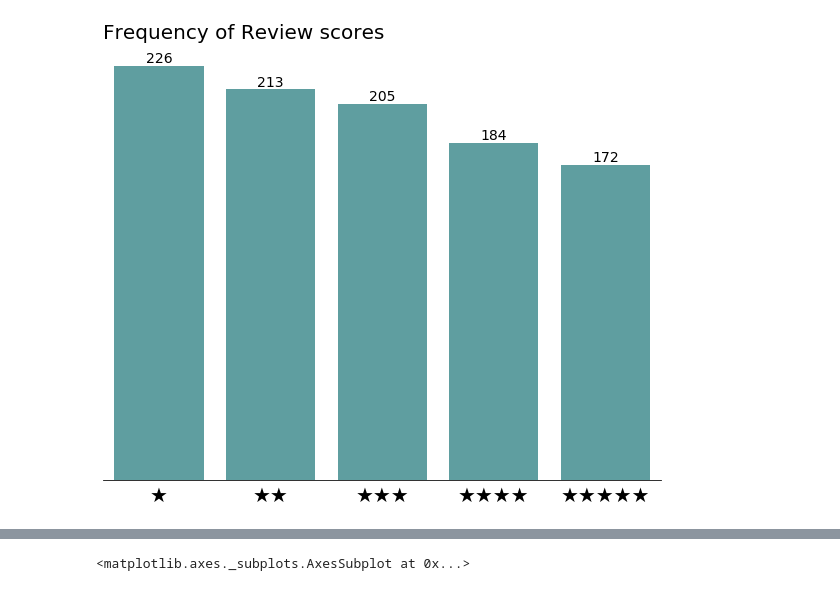
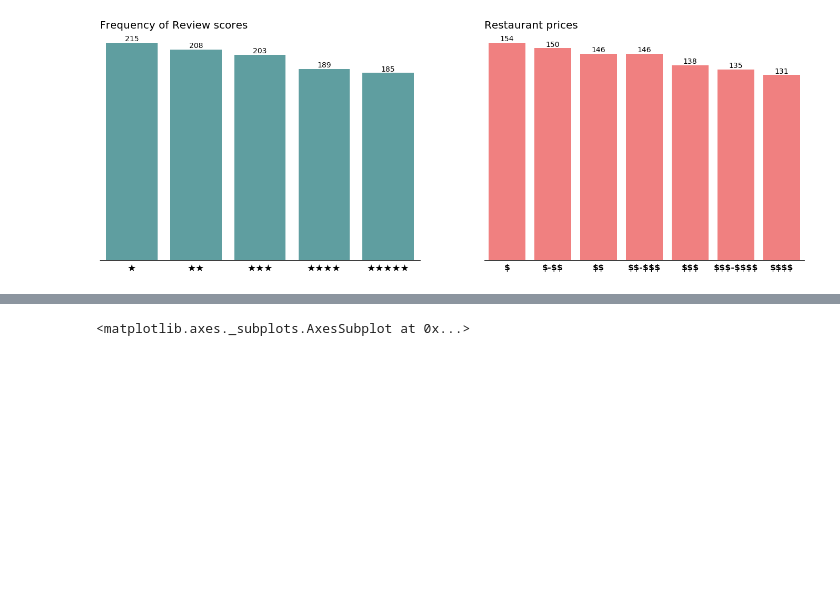
Before and after one commit to annarenneke/Group19, a Jupyter notebook: EXAM/Descriptive Stat.ipynb, the cells around one changed output, grey strips where cells are left out. Drawn from its saved outputs; the diff is of its cells as text; code cells hidden in the pictures; blank space fills up the shorter version.

Commit message:
plots

```diff
--- a/EXAM/Descriptive Stat.ipynb
+++ b/EXAM/Descriptive Stat.ipynb
@@ -6,30 +6,49 @@ import seaborn as sns
 # %%
 df = pd.DataFrame()
 df['review'] = np.random.randint(1 , 6  , size = 1000)
+df['price'] = np.random.randint(2 , 9 , size = 1000) / 2
 # %%
-fig , ax = plt.subplots(1 , figsize = (10, 8))
+fig , (ax , ax2) = plt.subplots(1 , 2 , figsize = (24, 8))
 
+#First plot
 
-ax = sns.barplot(x = ["★","★★","★★★","★★★★","★★★★★"] , y = df['review'].value_counts() , data =df , color = 'cadetblue' , saturation = 1)
+ax = sns.barplot(x = ["★","★★","★★★","★★★★","★★★★★"] , y = df['review'].value_counts() , data =df , color = 'cadetblue' , saturation = 1 , ax = ax)
 
-plt.title('Frequency of Review scores' , loc = 'left' , fontsize = 20)
+ax.set_title('Frequency of Review scores' , loc = 'left' , fontsize = 20)
 
-plt.xticks(fontsize = 20)
+ax.set_xticklabels(["★","★★","★★★","★★★★","★★★★★"] , fontsize = 18)
 
-plt.tick_params(axis = 'x' , which = 'both' , bottom = False , top = False) #Removes ticks
+ax.tick_params(axis = 'x' , which = 'both' , bottom = False , top = False) #Removes ticks
 
 ax.get_yaxis().set_visible(False)
 
 #Adding data values
 for p in ax.patches:
     ax.text(p.get_x() + p.get_width()/2., p.get_height(), '%d' % int(p.get_height()),
             fontsize=14, ha='center', va='bottom')
 
+#Second plot
+
+ax2 = sns.barplot(x = ['$' , '$-$$' , '\$$', '$$-$$$' , '$$$' , '$$$-$$$$' , '\$$$$'] , y = df['price'].value_counts() , data = df , color = 'lightcoral' , saturation = 1 , ax = ax2)
+
+ax2.set_title('Restaurant prices' , loc = 'left' , fontsize = 20)
+
+ax2.set_xticklabels(['$' , '$-$$' , '\$$', '$$-$$$' , '$$$' , '$$$-$$$$' , '\$$$$'] , fontsize = 16 , fontweight = 'bold')
+
+ax2.tick_params(axis = 'x' , which = 'both' , bottom = False , top = False) #Removes ticks
+
+ax2.get_yaxis().set_visible(False)
+
+for p in ax2.patches:
+    ax2.text(p.get_x() + p.get_width()/2., p.get_height(), '%d' % int(p.get_height()),
+            fontsize=14, ha='center', va='bottom')
+
+
 sns.despine(left = True) #Removes border
 
 plt.savefig('freq_plot.png')
 # %% [output]
-[figure, old version]
+[figure, new version]
 # %%
 import geopandas as gpd
 
```
Also changed, not shown: 1 other file.
